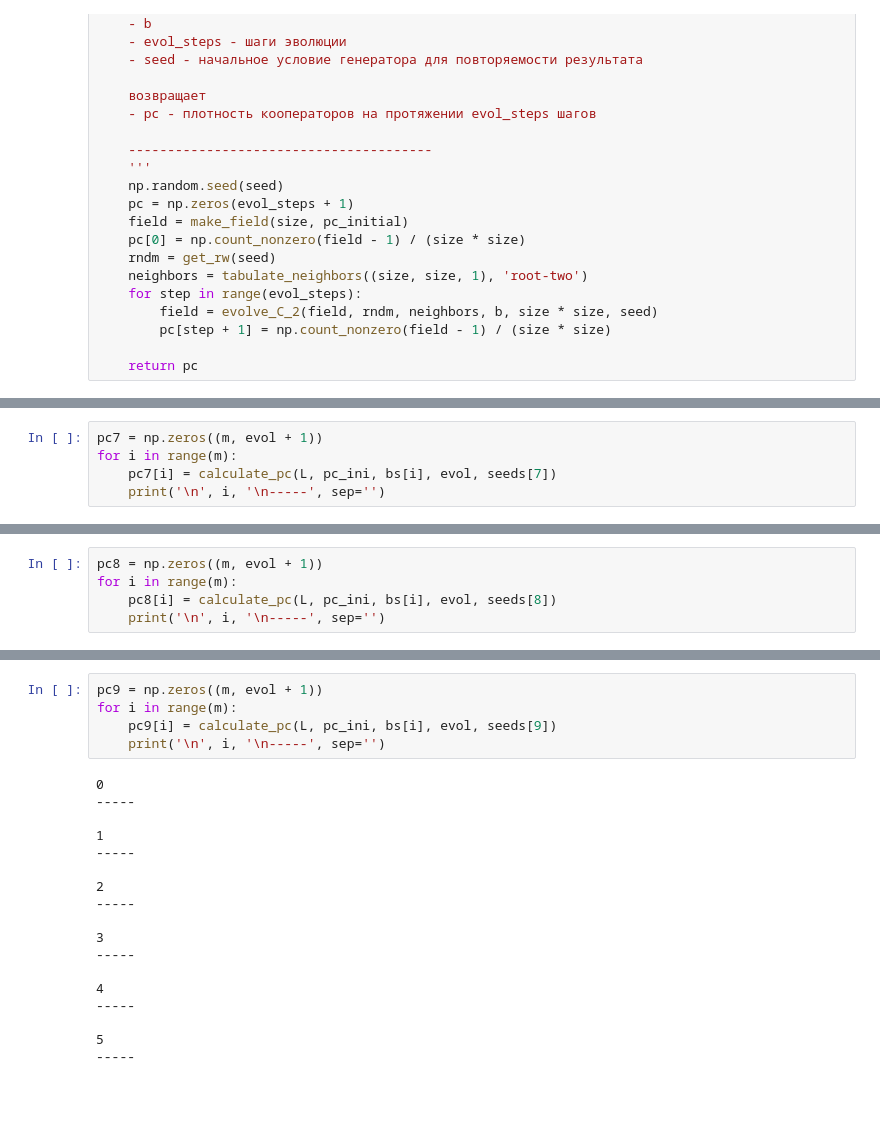
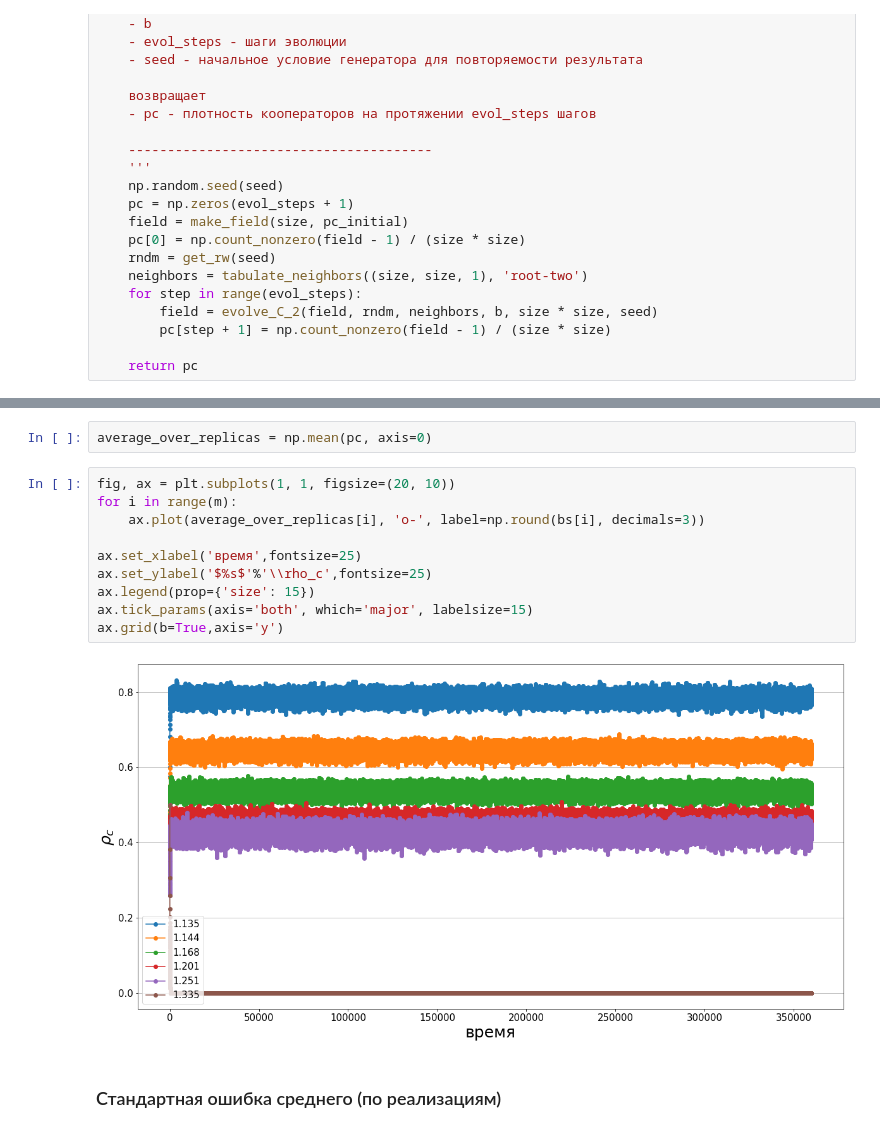
Before and after one commit to bu147/async_game, a Jupyter notebook: steps_check.ipynb, the cells around one changed output, grey strips where cells are left out. Saved outputs shown, nothing was run; the diff lists cells and outputs as text; blank space fills up the shorter version.

```diff
--- a/steps_check.ipynb
+++ b/steps_check.ipynb
@@ -308,5 +152,0 @@ for i in range(m):
-# %%
-pc7 = np.zeros((m, evol + 1))
-for i in range(m):
-    pc7[i] = calculate_pc(L, pc_ini, bs[i], evol, seeds[7])
-    print('\n', i, '\n-----', sep='')
@@ -331,5 +152,0 @@ for i in range(m):
-# %%
-pc8 = np.zeros((m, evol + 1))
-for i in range(m):
-    pc8[i] = calculate_pc(L, pc_ini, bs[i], evol, seeds[8])
-    print('\n', i, '\n-----', sep='')
@@ -354,23 +153,16 @@ for i in range(m):
-# %%
-pc9 = np.zeros((m, evol + 1))
-for i in range(m):
-    pc9[i] = calculate_pc(L, pc_ini, bs[i], evol, seeds[9])
-    print('\n', i, '\n-----', sep='')
-# %% [output]
-0
------
-
-1
------
-
-2
------
-
-3
------
-
-4
------
-
-5
------
+# %%
+average_over_replicas = np.mean(pc, axis=0)
+# %%
+fig, ax = plt.subplots(1, 1, figsize=(20, 10))
+for i in range(m):
+    ax.plot(average_over_replicas[i], 'o-', label=np.round(bs[i], decimals=3))
+
+ax.set_xlabel('время',fontsize=25)
+ax.set_ylabel('$%s$'%'\\rho_c',fontsize=25)
+ax.legend(prop={'size': 15})
+ax.tick_params(axis='both', which='major', labelsize=15)
+ax.grid(b=True,axis='y')
+# %% [output]
+[figure, added]
+# %% [markdown]
+### Стандартная ошибка среднего (по реализациям)
```
Also changed, not shown: parts of 20 cells of this notebook.
